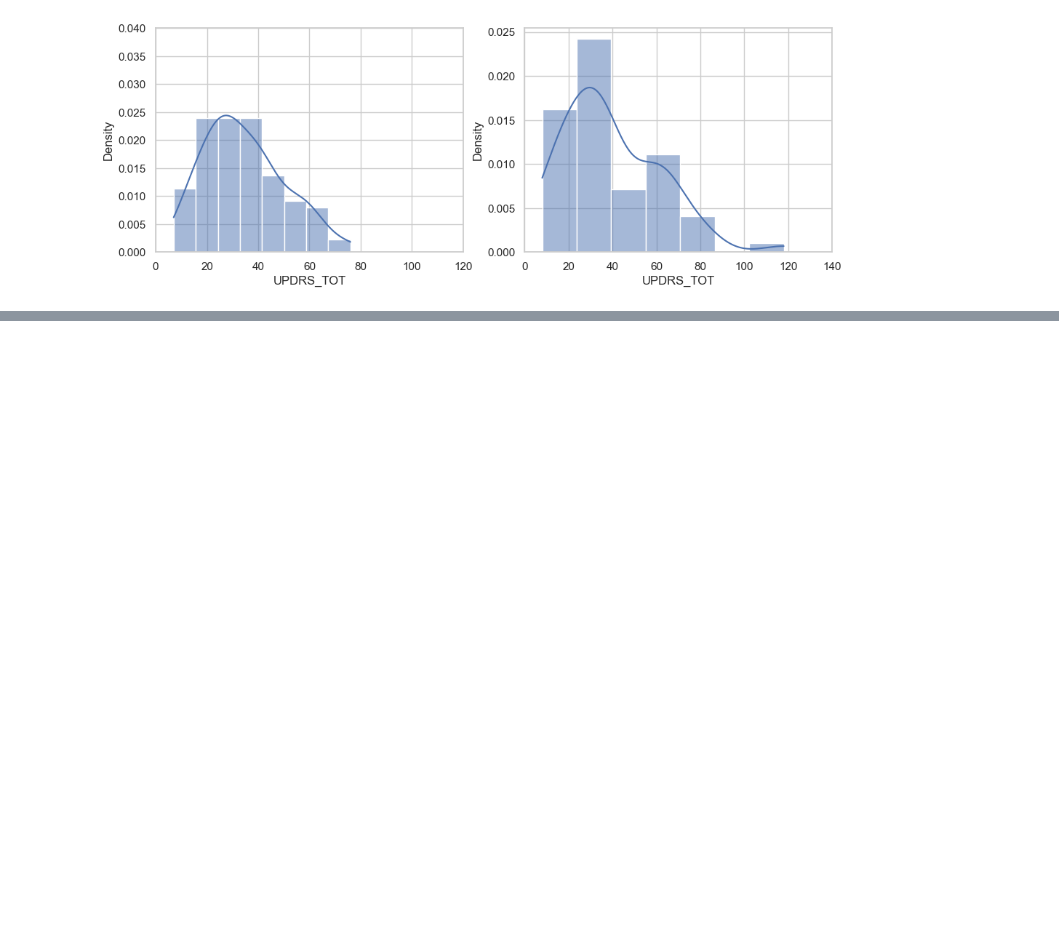
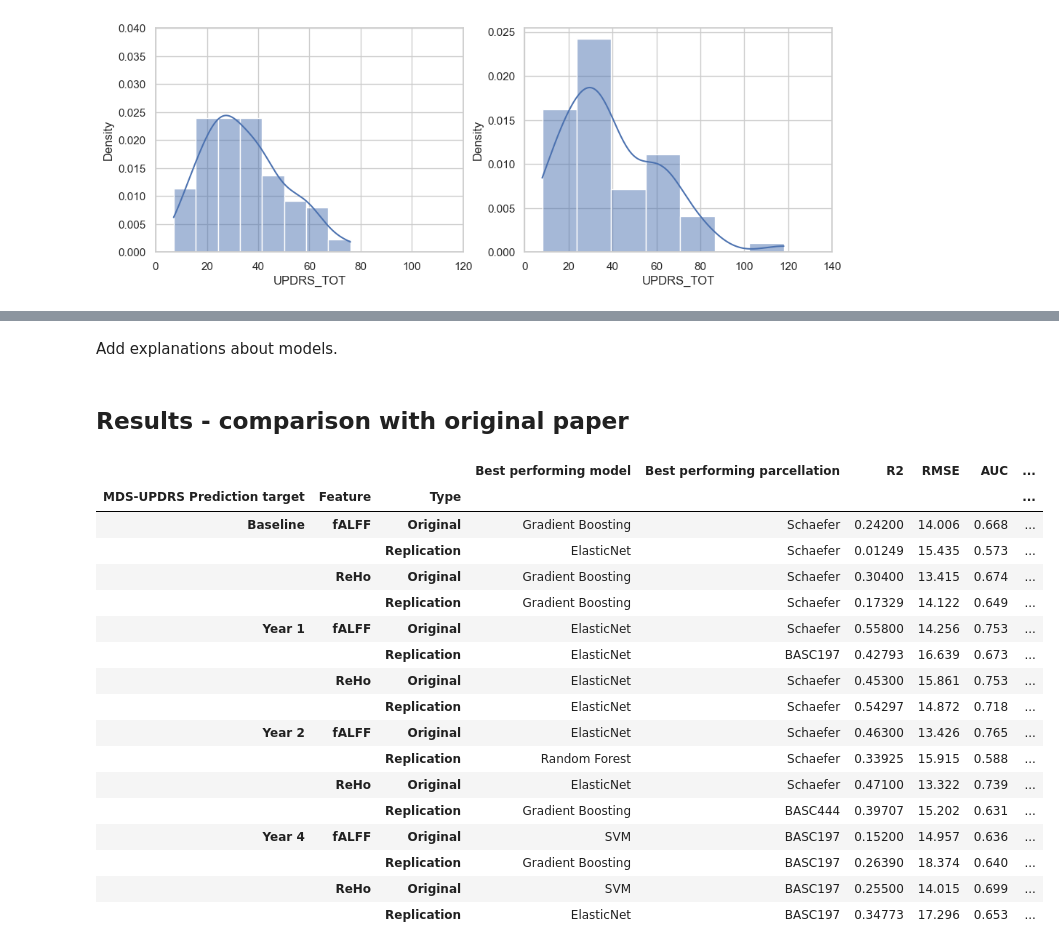
Before and after one commit to elodiegermani/nguyen-etal-2021, a Jupyter notebook: nguyen-etal-2021.ipynb, the cells around one changed output, grey strips where cells are left out. Saved outputs shown, nothing was run; the diff lists cells and outputs as text; code cells hidden in the pictures; blank space fills up the shorter version.

```diff
--- a/nguyen-etal-2021.ipynb
+++ b/nguyen-etal-2021.ipynb
@@ -1062,0 +771,2 @@ df_longitudinal_scores.loc[~np.isnan(df_longitudinal_scores['UPDRS_TOT_1Y']) | \
+# %% [markdown]
+Add explanations about models.
@@ -1062,0 +871,29 @@ df_longitudinal_scores.loc[~np.isnan(df_longitudinal_scores['UPDRS_TOT_1Y']) | \
+# %% [markdown]
+## Results - comparison with original paper
+# %%
+from nguyenetal.results import results
+
+pipeline = 'reproduction_pipeline'
+original_df = pd.read_csv('./images/original_results.csv')
+global_df = results.get_results_df(pipeline, original_df)
+
+global_df.set_index(['MDS-UPDRS Prediction target', 'Feature','Type'])
+# %% [output]
+|  |  |  | Best performing model | Best performing parcellation | R2 | RMSE | AUC | ... |
+| MDS-UPDRS Prediction target | Feature | Type |  |  |  |  |  | ... |
+| Baseline | fALFF | Original | Gradient Boosting | Schaefer | 0.24200 | 14.006 | 0.668 | ... |
+|  |  | Replication | ElasticNet | Schaefer | 0.01249 | 15.435 | 0.573 | ... |
+|  | ReHo | Original | Gradient Boosting | Schaefer | 0.30400 | 13.415 | 0.674 | ... |
+|  |  | Replication | Gradient Boosting | Schaefer | 0.17329 | 14.122 | 0.649 | ... |
+| Year 1 | fALFF | Original | ElasticNet | Schaefer | 0.55800 | 14.256 | 0.753 | ... |
+|  |  | Replication | ElasticNet | BASC197 | 0.42793 | 16.639 | 0.673 | ... |
+|  | ReHo | Original | ElasticNet | Schaefer | 0.45300 | 15.861 | 0.753 | ... |
+|  |  | Replication | ElasticNet | Schaefer | 0.54297 | 14.872 | 0.718 | ... |
+| Year 2 | fALFF | Original | ElasticNet | Schaefer | 0.46300 | 13.426 | 0.765 | ... |
+|  |  | Replication | Random Forest | Schaefer | 0.33925 | 15.915 | 0.588 | ... |
+|  | ReHo | Original | ElasticNet | Schaefer | 0.47100 | 13.322 | 0.739 | ... |
+|  |  | Replication | Gradient Boosting | BASC444 | 0.39707 | 15.202 | 0.631 | ... |
+| Year 4 | fALFF | Original | SVM | BASC197 | 0.15200 | 14.957 | 0.636 | ... |
+|  |  | Replication | Gradient Boosting | BASC197 | 0.26390 | 18.374 | 0.640 | ... |
+|  | ReHo | Original | SVM | BASC197 | 0.25500 | 14.015 | 0.699 | ... |
+|  |  | Replication | ElasticNet | BASC197 | 0.34773 | 17.296 | 0.653 | ... |
```
Also changed, not shown: parts of 57 cells of this notebook, 13 other files.
